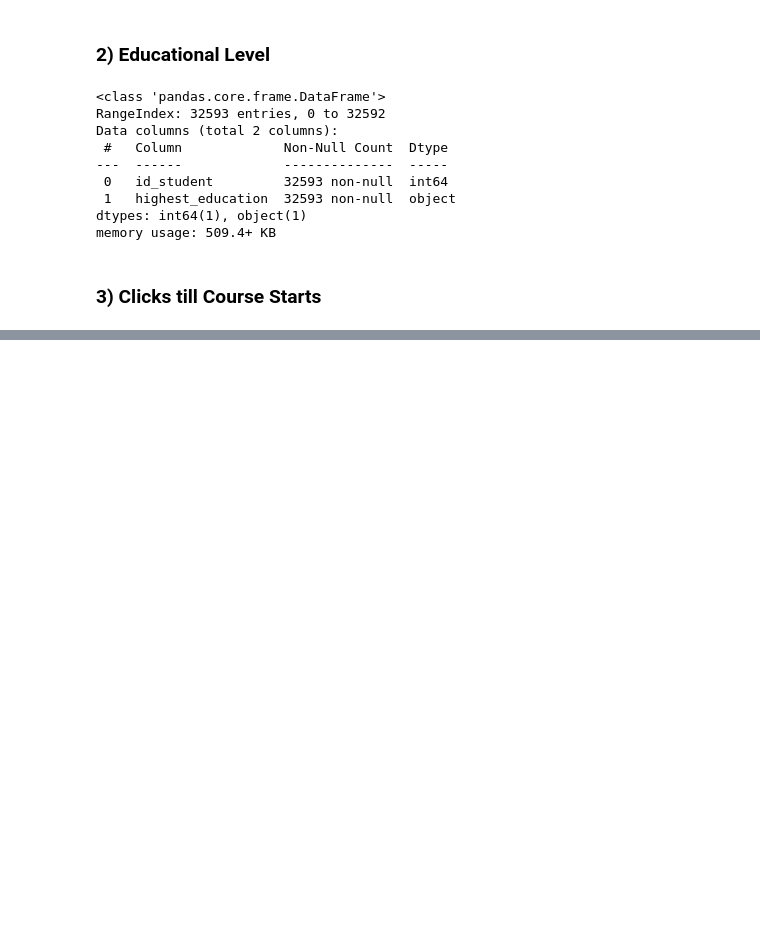
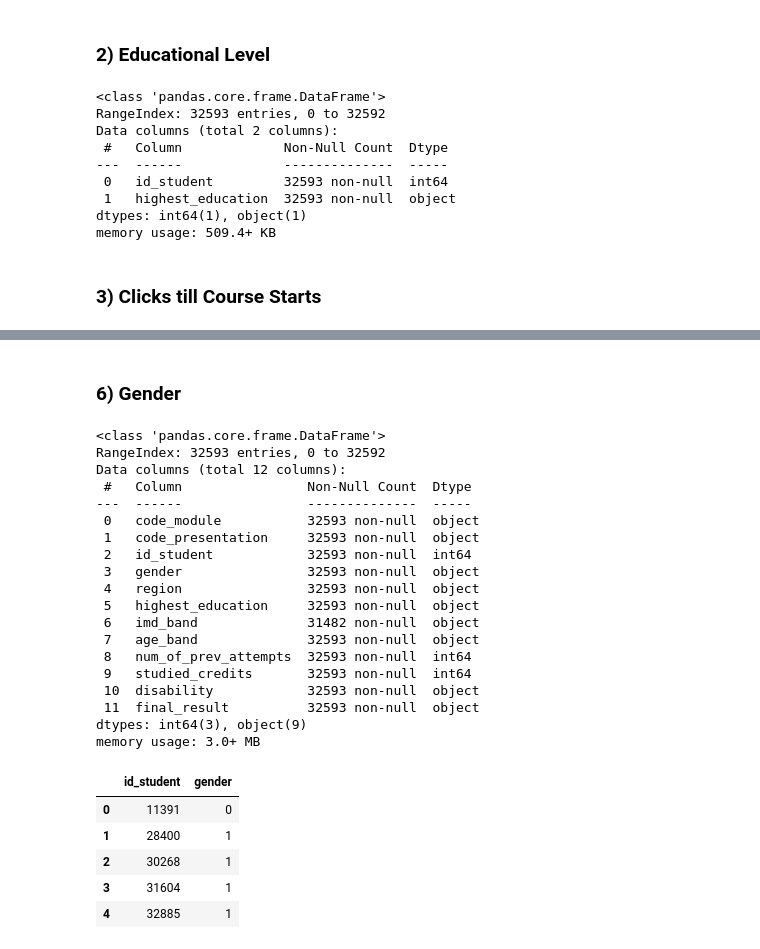
Before and after one commit to kazokid/UZOP-projekt, a Jupyter notebook: phase-one.ipynb, the cells around one changed output, grey strips where cells are left out. Saved outputs shown, nothing was run; the diff lists cells and outputs as text; code cells hidden in the pictures; blank space fills up the shorter version.

```diff
--- a/phase-one.ipynb
+++ b/phase-one.ipynb
@@ -447,0 +506,35 @@ memory usage: 334.7 KB
+# %% [markdown]
+### 6) Gender
+# %%
+# we only need studentid and gender
+studentInfo.info()
+gender = studentInfo[['id_student', 'gender']]
+# we want to replave the M and F string with 0 and 1
+gender.loc[:,'gender'] = gender['gender'].replace(['M', 'F'], [0, 1])
+gender.head()
+# %% [output]
+<class 'pandas.core.frame.DataFrame'>
+RangeIndex: 32593 entries, 0 to 32592
+Data columns (total 12 columns):
+ #   Column                Non-Null Count  Dtype
+---  ------                --------------  -----
+ 0   code_module           32593 non-null  object
+ 1   code_presentation     32593 non-null  object
+ 2   id_student            32593 non-null  int64
+ 3   gender                32593 non-null  object
+ 4   region                32593 non-null  object
+ 5   highest_education     32593 non-null  object
+ 6   imd_band              31482 non-null  object
+ 7   age_band              32593 non-null  object
+ 8   num_of_prev_attempts  32593 non-null  int64
+ 9   studied_credits       32593 non-null  int64
+ 10  disability            32593 non-null  object
+ 11  final_result          32593 non-null  object
+dtypes: int64(3), object(9)
+memory usage: 3.0+ MB
+|  | id_student | gender |
+| 0 | 11391 | 0 |
+| 1 | 28400 | 1 |
+| 2 | 30268 | 1 |
+| 3 | 31604 | 1 |
+| 4 | 32885 | 1 |
```
Also changed, not shown: parts of 9 cells of this notebook.
